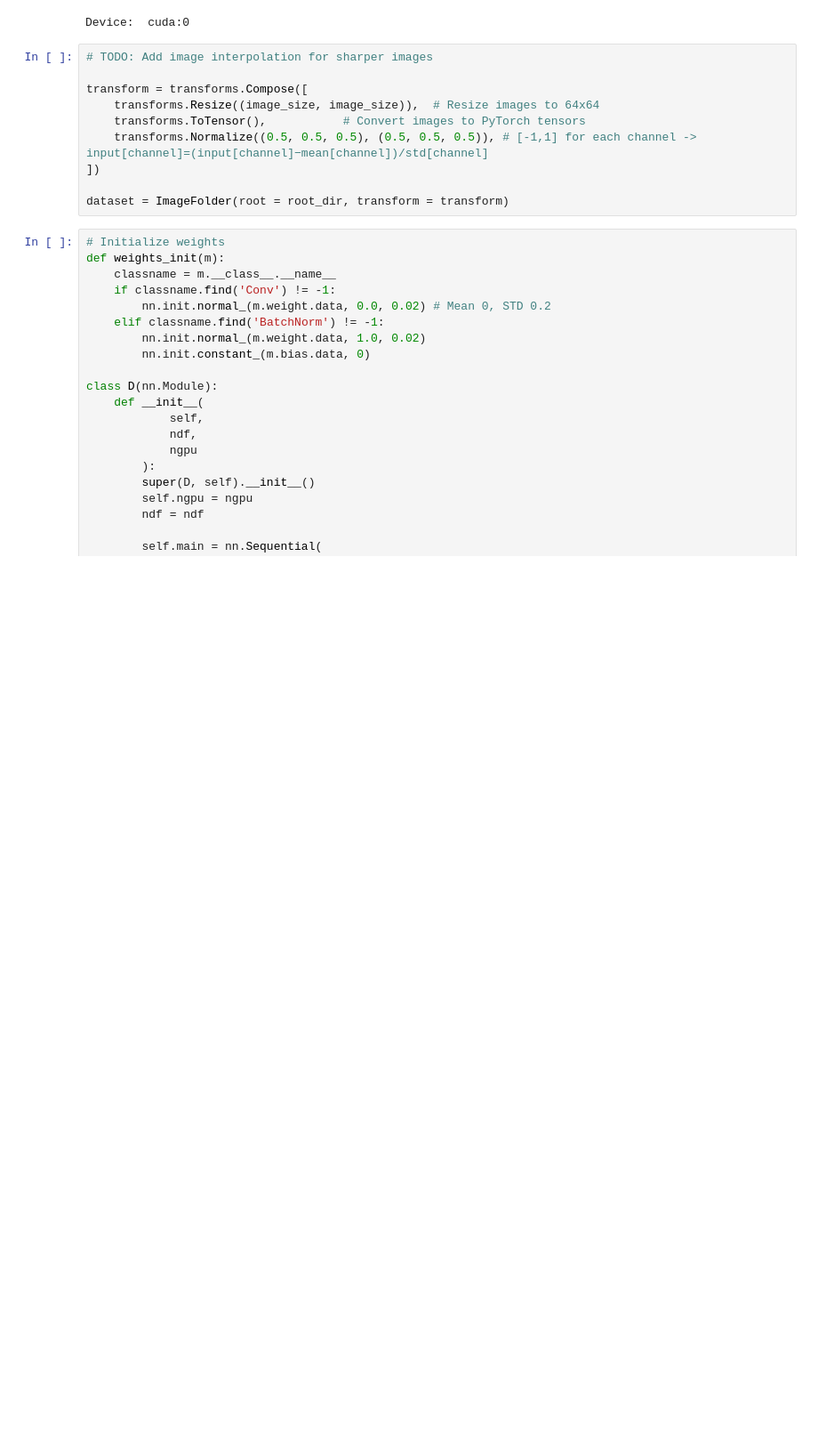
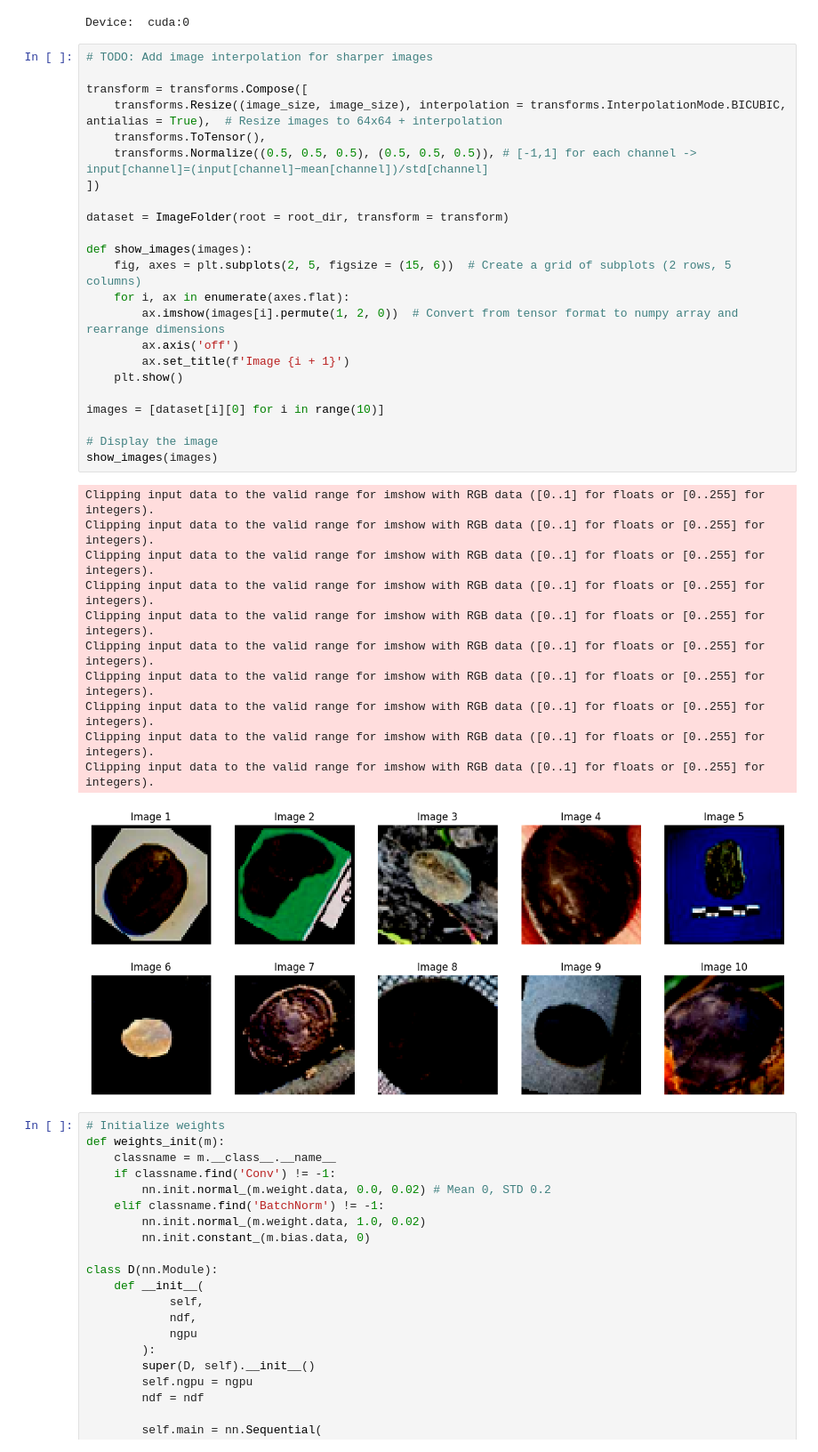
Before and after one commit to 5kj41d/DIME_Classification, a Jupyter notebook: Binary_GAN.ipynb, the cells around one changed output. Shown at 89% size. Cells and saved outputs as stored; diff of their text form; blank space fills up the shorter version.

Commit message:
Image interpolation added to dataloader

```diff
--- a/Binary_GAN.ipynb
+++ b/Binary_GAN.ipynb
@@ -53,13 +53,38 @@ Device:  cuda:0
 # %%
 # TODO: Add image interpolation for sharper images
 
 transform = transforms.Compose([
-    transforms.Resize((image_size, image_size)),  # Resize images to 64x64
-    transforms.ToTensor(),           # Convert images to PyTorch tensors
+    transforms.Resize((image_size, image_size), interpolation = transforms.InterpolationMode.BICUBIC, antialias = True),  # Resize images to 64x64 + interpolation
+    transforms.ToTensor(),
     transforms.Normalize((0.5, 0.5, 0.5), (0.5, 0.5, 0.5)), # [-1,1] for each channel -> input[channel]=(input[channel]−mean[channel])/std[channel]
 ])
 
 dataset = ImageFolder(root = root_dir, transform = transform)
+
+def show_images(images):
+    fig, axes = plt.subplots(2, 5, figsize = (15, 6))  # Create a grid of subplots (2 rows, 5 columns)
+    for i, ax in enumerate(axes.flat):
+        ax.imshow(images[i].permute(1, 2, 0))  # Convert from tensor format to numpy array and rearrange dimensions
+        ax.axis('off')
+        ax.set_title(f'Image {i + 1}')
+    plt.show()
+
+images = [dataset[i][0] for i in range(10)]
+
+# Display the image
+show_images(images)
+# %% [output]
+Clipping input data to the valid range for imshow with RGB data ([0..1] for floats or [0..255] for integers).
+Clipping input data to the valid range for imshow with RGB data ([0..1] for floats or [0..255] for integers).
+Clipping input data to the valid range for imshow with RGB data ([0..1] for floats or [0..255] for integers).
+Clipping input data to the valid range for imshow with RGB data ([0..1] for floats or [0..255] for integers).
+Clipping input data to the valid range for imshow with RGB data ([0..1] for floats or [0..255] for integers).
+Clipping input data to the valid range for imshow with RGB data ([0..1] for floats or [0..255] for integers).
+Clipping input data to the valid range for imshow with RGB data ([0..1] for floats or [0..255] for integers).
+Clipping input data to the valid range for imshow with RGB data ([0..1] for floats or [0..255] for integers).
+Clipping input data to the valid range for imshow with RGB data ([0..1] for floats or [0..255] for integers).
+Clipping input data to the valid range for imshow with RGB data ([0..1] for floats or [0..255] for integers).
+[figure, added]
 # %%
 # Initialize weights
 def weights_init(m):
```
